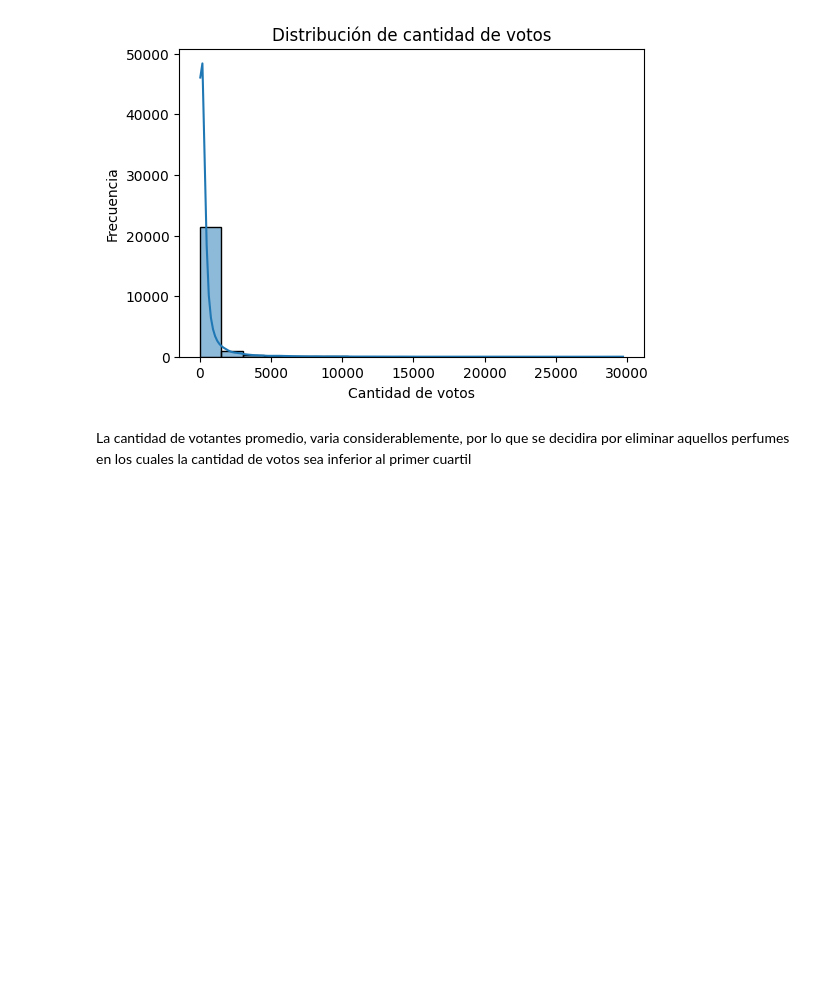
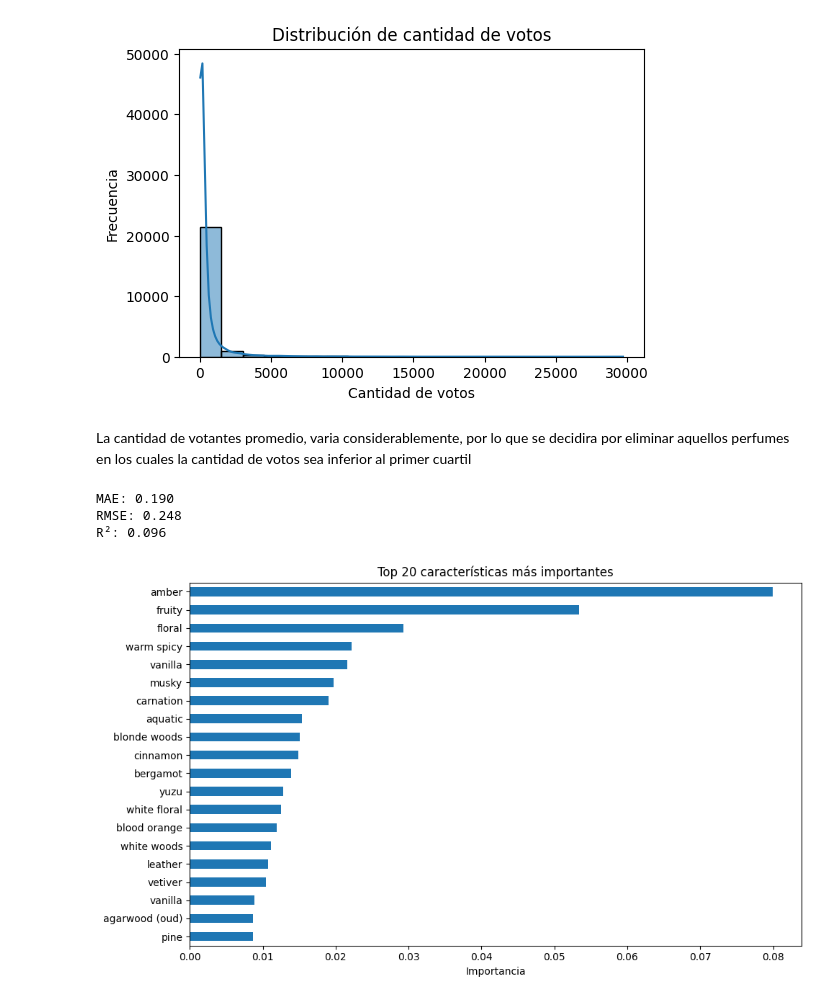
Before and after one commit to Byfiru/PerfumeriaIA, a Jupyter notebook: perfumeria.ipynb, the cells around one changed output. Cells and saved outputs as stored; diff of their text form; code cells hidden in the pictures; blank space fills up the shorter version.

Commit message:
Metricas y visualizacion de resultados

```diff
--- a/perfumeria.ipynb
+++ b/perfumeria.ipynb
@@ -207,3 +207,36 @@ X_train, X_test, y_train, y_test = train_test_split(X, y, test_size=0.2, random_
 model = RandomForestRegressor(n_estimators=100, max_depth=12, random_state=42)
 model.fit(X_train, y_train)
 y_pred = model.predict(X_test)
+# %%
+#=========================
+#5.Evaluacion y metricas
+#=========================
+
+mae = mean_absolute_error(y_test, y_pred)
+rmse = np.sqrt(mean_squared_error(y_test, y_pred))
+r2 = r2_score(y_test, y_pred)
+
+print(f"MAE: {mae:.3f}")
+print(f"RMSE: {rmse:.3f}")
+print(f"R²: {r2:.3f}")
+# %% [output]
+MAE: 0.190
+RMSE: 0.248
+R²: 0.096
+# %%
+#==================================
+#6. Analisis y visualizacion de notas
+#==================================
+
+importances = pd.Series(model.feature_importances_, index=X.columns)
+top_features = importances.sort_values(ascending=False).head(20)
+
+plt.figure(figsize=(10, 6))
+top_features.plot(kind='barh')
+plt.title("Top 20 características más importantes")
+plt.xlabel("Importancia")
+plt.gca().invert_yaxis()
+plt.tight_layout()
+plt.show()
+# %% [output]
+[figure, added]
```
